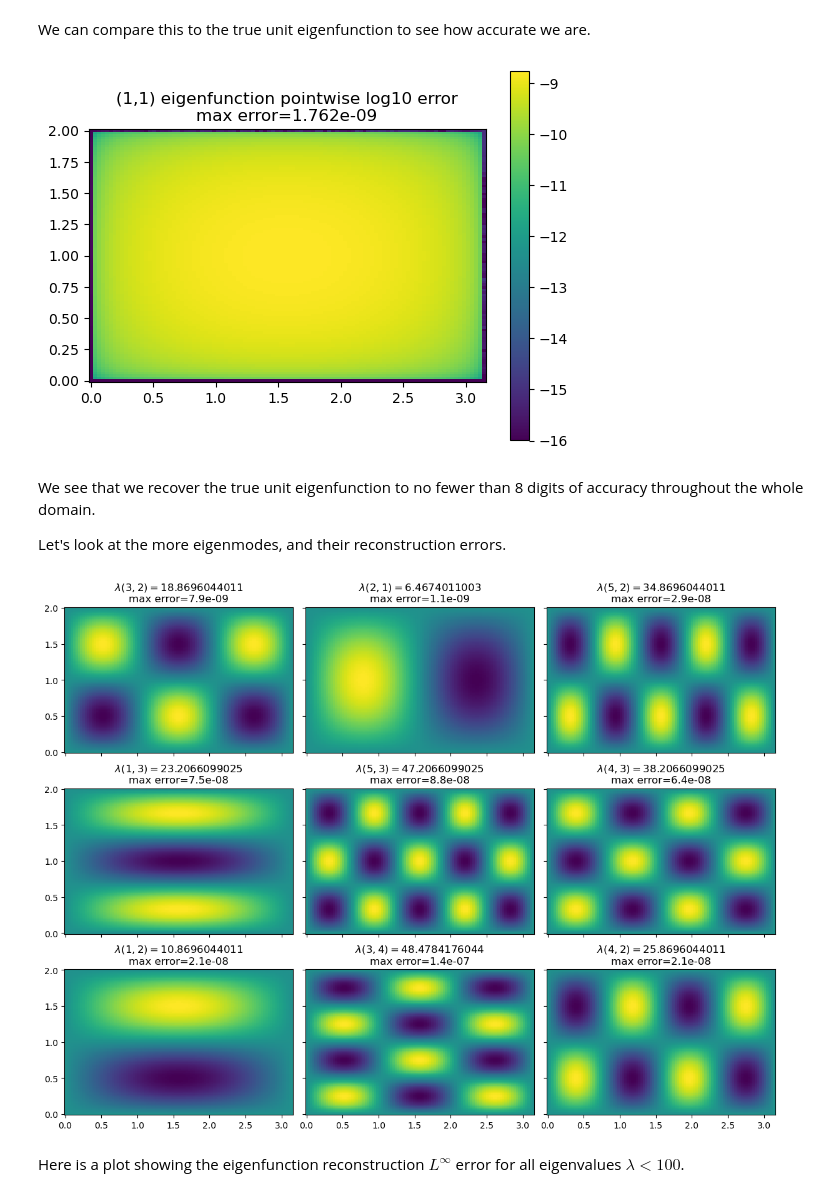
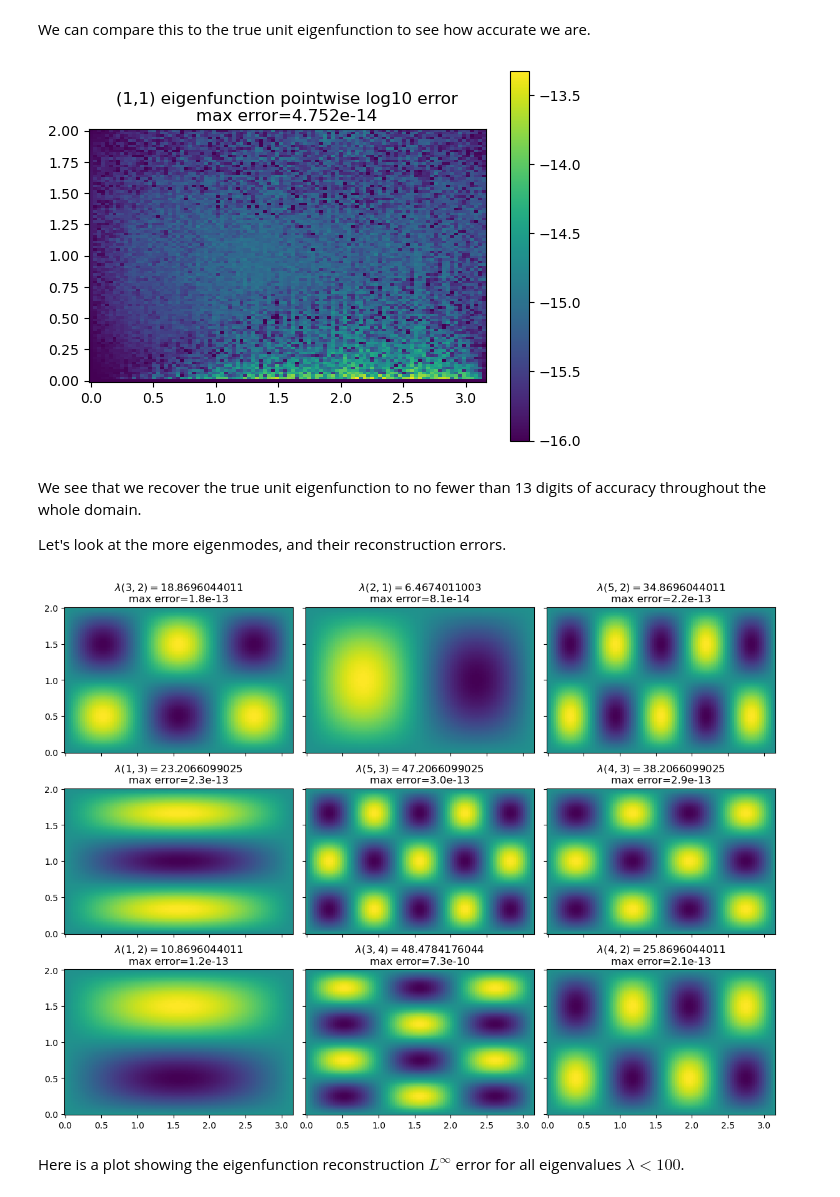
Before and after one commit to hjrrockies/lappy, a Jupyter notebook: jupyter_notebooks/pymps_demo.ipynb, the cells around one changed output. Cells and saved outputs as stored; diff of their text form; code cells hidden in the pictures.

```diff
--- a/jupyter_notebooks/pymps_demo.ipynb
+++ b/jupyter_notebooks/pymps_demo.ipynb
@@ -22,15 +22,17 @@ rect_vertices = np.array([x_v,y_v]).T
 
 # build quadrature mesh
 # this allows the solver to compute approximate L^2 orthonormal eigenbases
-mesh = triangular_mesh(rect_vertices,.05)
-nodes, weights = tri_quad2(mesh)
+mesh = quadrilateral_mesh(rect_vertices,20)
+int_nodes, int_weights = quad_quad(mesh,order=15)
+bdry_nodes, bdry_weights = boundary_nodes(rect_vertices,20)
 
 # construct eigenproblem object
 # we use 40 Fourier-Bessel functions centered at the bottom-left corner
 # the eigenproblem object defaults to placing 20 points along each side,
 # but will skip sides where all basis functions are known to be zero
 # it defaults to placing 50 interior points at random in the domain
-EP_rect = PolygonEP(rect_vertices,[40,0,0,0],quad_nodes=nodes,quad_weights=weights)
+EP_rect = PolygonEP(rect_vertices,[40,0,0,0],boundary_method='chebyshev',bdry_nodes=bdry_nodes,
+                    bdry_weights=bdry_weights,int_nodes=int_nodes,int_weights=int_weights)
 
 # setting the rtol to a higher value due to the regular corner
 EP_rect.rtol = 1e-16
@@ -80,8 +86,8 @@ m_n = m_n[sort_idx]
 lambda_err = []
 for m,n in m_n:
     lambda_mn_true = rect_lambda(m,n,L,H)
-    lambda_mn = golden_search(EP_rect.sigma,lambda_mn_true-.1,lambda_mn_true+.1)
-    err = abs(lambda_mn-rect_lambda(m,n,L,H))
+    lambda_mn = golden_search(lambda lam: EP_rect.weighted_subspace_sines(lam)[0],lambda_mn_true-.1,lambda_mn_true+.1)
+    err = np.abs((lambda_mn-lambda_mn_true)/lambda_mn_true)
     lambda_err.append(err)
     print(f'lambda ({m},{n})={lambda_mn_true:.3f}, err={err:.3e}')
 # %% [output]
@@ -153,29 +168,29 @@ plt.title(f'(1,1) eigenfunction pointwise log10 error'+'\n'+f'max error={err.max
 plt.gca().set_aspect('equal')
 plt.show()
 # %% [output]
-[figure, old version]
+[figure, new version]
 # %% [markdown]
-We see that we recover the true unit eigenfunction to no fewer than 8 digits of accuracy throughout the whole domain.
+We see that we recover the true unit eigenfunction to no fewer than 13 digits of accuracy throughout the whole domain.
 
 Let's look at the more eigenmodes, and their reconstruction errors.
 # %%
 fig, axs = plt.subplots(3,3,figsize=(12,9),sharex=True,sharey=True)
 axs = axs.flatten()
 
 for (m,n), ax in zip(m_n[sort_idx][1:11],axs):
     lambda_mn = rect_lambda(m,n,L,H)
     u = EP_rect.eigenbasis(lambda_mn)
     U = u(X,Y)
     U_true = utrue(X,Y,m,n,L,H)
     sign = np.sign(U.flatten()[1234]*U_true.flatten()[1234])
-    err = np.abs(U[:,:,0]-sign*U_true)
+    err = np.abs(np.abs(U[:,:,0]-sign*U_true))/np.max(np.abs(U_true))
     ax.pcolormesh(X,Y,U[:,:,0])
     ax.set_title(f'$\lambda({m},{n})={lambda_mn:.10f}$\nmax error={err.max():.1e}')
     ax.set_aspect('equal')
 plt.tight_layout()
 plt.show()
 # %% [output]
-[figure, old version]
+[figure, new version]
 # %% [markdown]
 Here is a plot showing the eigenfunction reconstruction $L^\infty$ error for all eigenvalues $\lambda<100$.
 # %%
```
Also changed, not shown: parts of 33 cells of this notebook, 4 other files.
